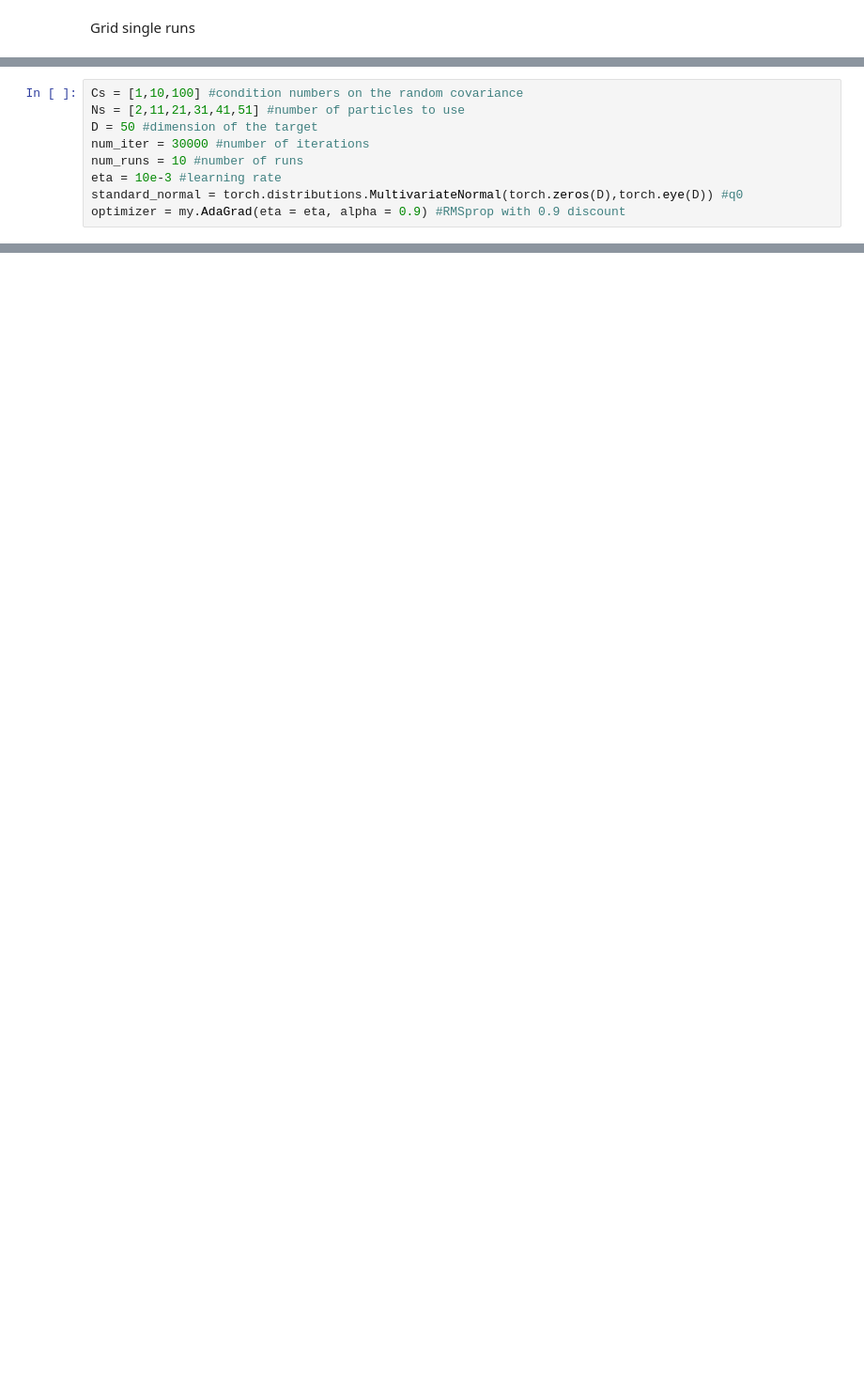
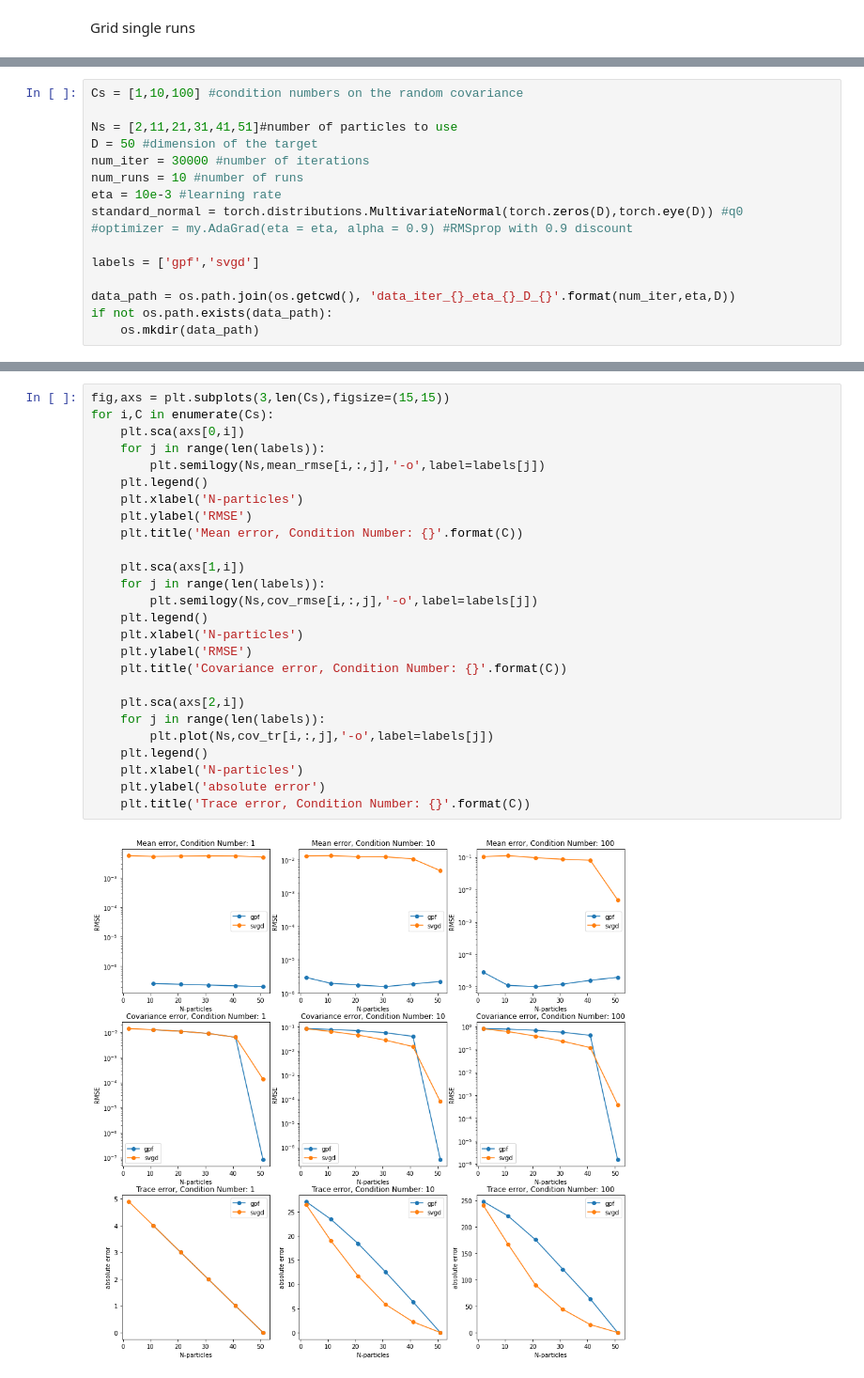
Before and after one commit to jthuemmel/linear_svgd, a Jupyter notebook: Results.ipynb, the cells around one changed output, grey strips where cells are left out. Shown: that part at 94% size. Saved outputs shown, nothing was run; the diff lists cells and outputs as text; blank space fills up the shorter version.

```diff
--- a/Results.ipynb
+++ b/Results.ipynb
@@ -88,9 +203,16 @@ Grid single runs
 # %%
 Cs = [1,10,100] #condition numbers on the random covariance
-Ns = [2,11,21,31,41,51] #number of particles to use
+
+Ns = [2,11,21,31,41,51]#number of particles to use
 D = 50 #dimension of the target
 num_iter = 30000 #number of iterations
 num_runs = 10 #number of runs
 eta = 10e-3 #learning rate
 standard_normal = torch.distributions.MultivariateNormal(torch.zeros(D),torch.eye(D)) #q0
-optimizer = my.AdaGrad(eta = eta, alpha = 0.9) #RMSprop with 0.9 discount
+#optimizer = my.AdaGrad(eta = eta, alpha = 0.9) #RMSprop with 0.9 discount
+
+labels = ['gpf','svgd']
+
+data_path = os.path.join(os.getcwd(), 'data_iter_{}_eta_{}_D_{}'.format(num_iter,eta,D))
+if not os.path.exists(data_path):
+    os.mkdir(data_path)
@@ -138 +275,29 @@ total runtime:226.98m
+# %%
+fig,axs = plt.subplots(3,len(Cs),figsize=(15,15))
+for i,C in enumerate(Cs):
+    plt.sca(axs[0,i])
+    for j in range(len(labels)):
+        plt.semilogy(Ns,mean_rmse[i,:,j],'-o',label=labels[j])
+    plt.legend()
+    plt.xlabel('N-particles')
+    plt.ylabel('RMSE')
+    plt.title('Mean error, Condition Number: {}'.format(C))
+
+    plt.sca(axs[1,i])
+    for j in range(len(labels)):
+        plt.semilogy(Ns,cov_rmse[i,:,j],'-o',label=labels[j])
+    plt.legend()
+    plt.xlabel('N-particles')
+    plt.ylabel('RMSE')
+    plt.title('Covariance error, Condition Number: {}'.format(C))
+
+    plt.sca(axs[2,i])
+    for j in range(len(labels)):
+        plt.plot(Ns,cov_tr[i,:,j],'-o',label=labels[j])
+    plt.legend()
+    plt.xlabel('N-particles')
+    plt.ylabel('absolute error')
+    plt.title('Trace error, Condition Number: {}'.format(C))
+# %% [output]
+[figure, added]
 # %%
```
Also changed, not shown: parts of 26 cells of this notebook.
